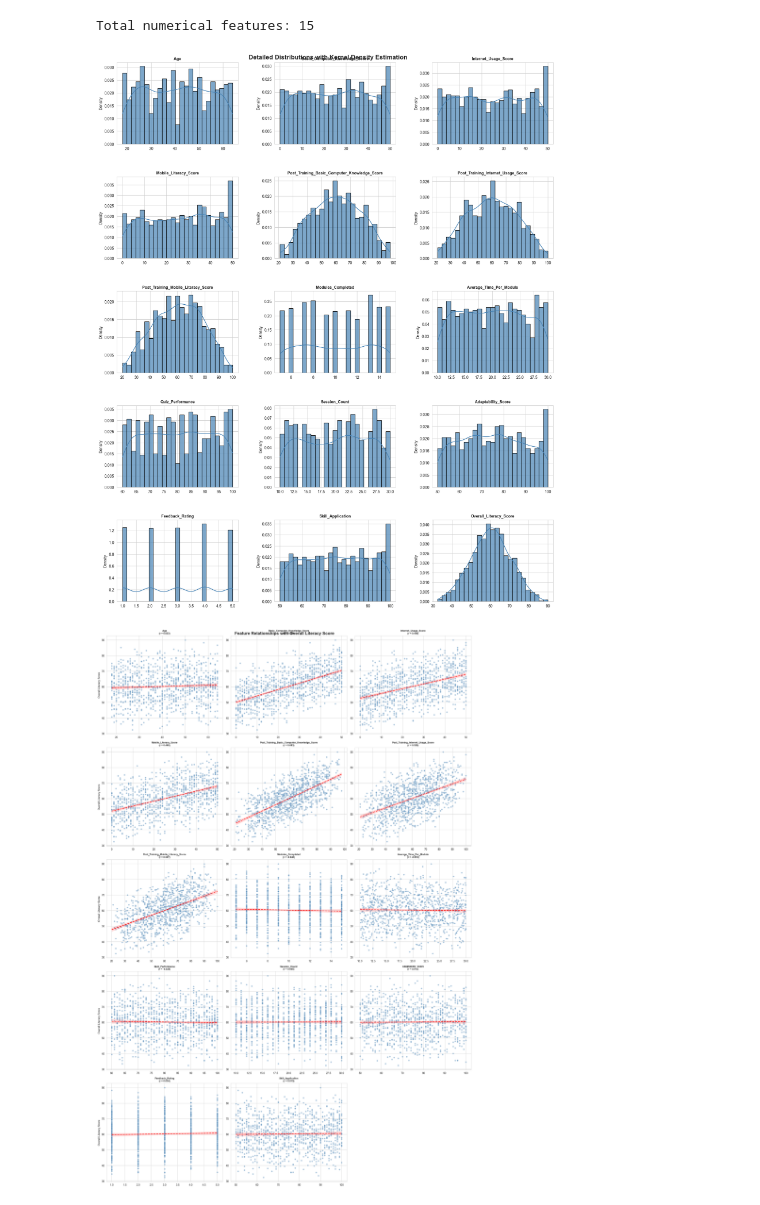
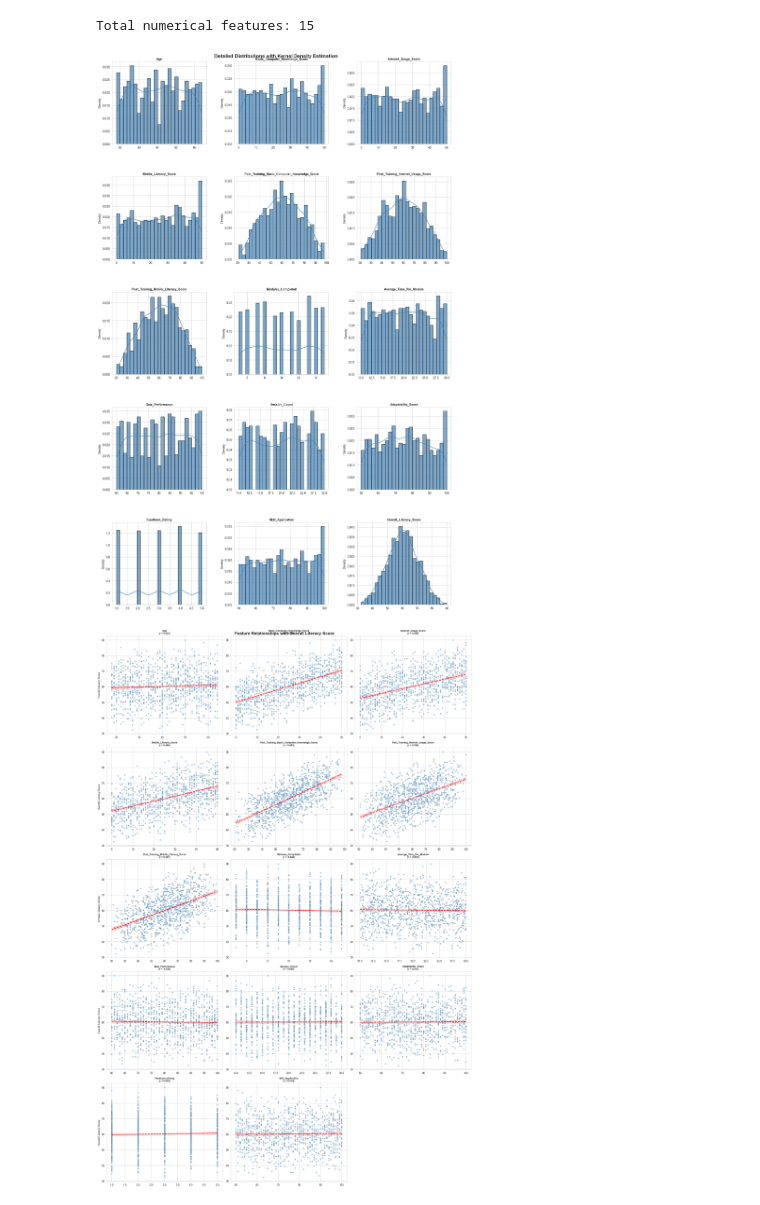
Before and after one commit to kashifmaskeyx/AI-FinalPortfolio, a Jupyter notebook: digitalLiteracyReg.ipynb, the cells around one changed output. Cells and saved outputs as stored; diff of their text form; code cells hidden in the pictures.

```diff
--- a/digitalLiteracyReg.ipynb
+++ b/digitalLiteracyReg.ipynb
@@ -183,23 +184,23 @@ Total numerical features: 15
 # %%
 # Detailed histograms with KDE curves
 numerical_cols = df.select_dtypes(include=['number']).columns
 n_cols = len(numerical_cols)
 
-plt.figure(figsize=(20, 30))
+plt.figure(figsize=(20, 35))
 
 for i, column in enumerate(numerical_cols):
     plt.subplot(n_cols // 3 + 1, 3, i + 1)
     sns.histplot(df[column], kde=True, bins=25, edgecolor='black',
                  color='steelblue', alpha=0.7, stat='density')
     plt.title(f"{column}", fontsize=10, fontweight='bold')
     plt.xlabel('')
     plt.ylabel('Density')
 
 plt.subplots_adjust(top=0.97, hspace=0.4, wspace=0.3)
 plt.suptitle("Detailed Distributions with Kernel Density Estimation", fontsize=16, fontweight='bold')
 plt.show()
 # %% [output]
-[figure, old version]
+[figure, new version]
 # %%
 # Scatter plots: All features vs target
 numerical_columns = df.select_dtypes(include=np.number).columns
```
Also changed, not shown: parts of 32 cells of this notebook.
